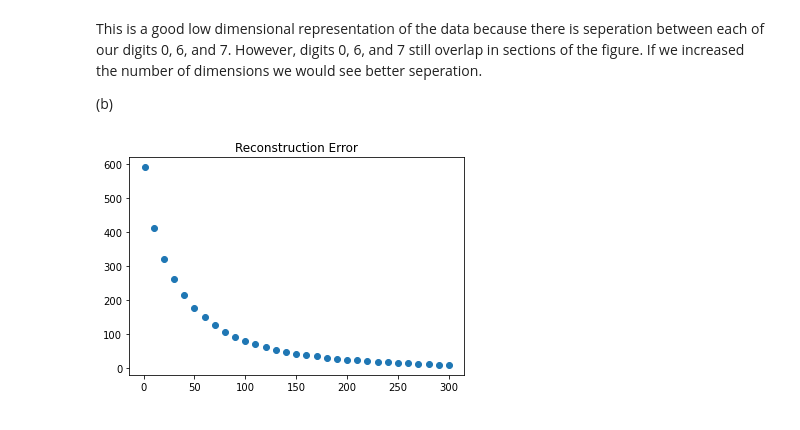
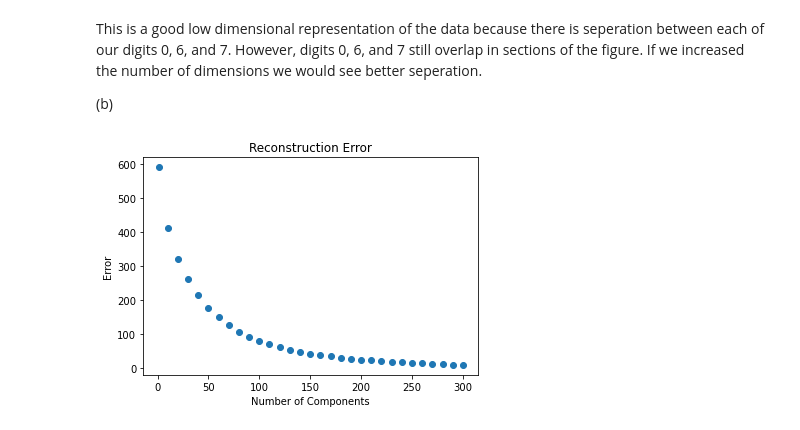
Before and after one commit to ethanharvey98/MATH123-HW3, a Jupyter notebook: src/MATH123-HW3.ipynb, the cells around one changed output. Cells and saved outputs as stored; diff of their text form; code cells hidden in the pictures.

Commit message:
Added xlabel and ylabel

```diff
--- a/src/MATH123-HW3.ipynb
+++ b/src/MATH123-HW3.ipynb
@@ -112,17 +112,19 @@ This is a good low dimensional representation of the data because there is seper
 # %%
 from sklearn.decomposition import PCA
 
 number_components = [10*i for i in range(31)]
 number_components[0]=1
 class7 = centered_and_scaled(X)[y==7]
 error = []
 for i in number_components:
     pca = PCA(n_components=i)
     x_tilda = pca.inverse_transform(pca.fit_transform(class7))
     error.append(sum(np.linalg.norm(class7-x_tilda, axis=1)**2)/class7.shape[0])
 
 plt.scatter(number_components, error)
 plt.title("Reconstruction Error")
+plt.xlabel("Number of Components")
+plt.ylabel("Error")
 plt.show()
 # %% [output]
-[figure, old version]
+[figure, new version]
```
